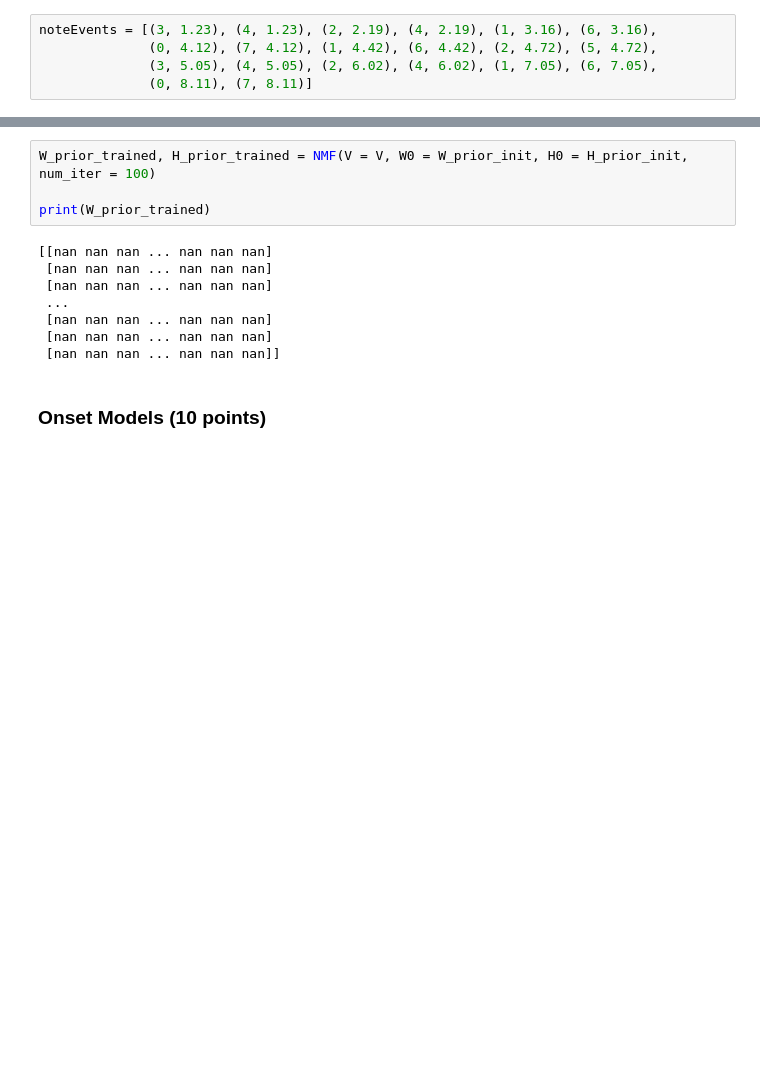
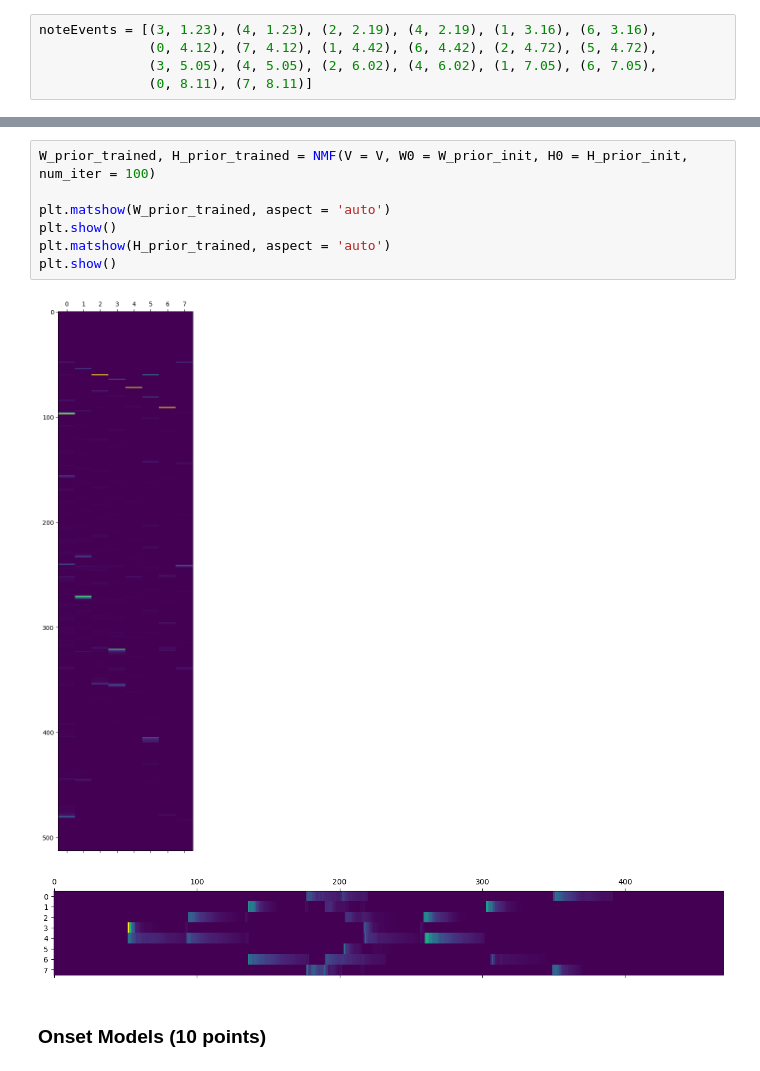
Before and after one commit to rafael-burger/E207-HW8, a Jupyter notebook: hw8.ipynb, the cells around one changed output, grey strips where cells are left out. Drawn from its saved outputs; the diff is of its cells as text; blank space fills up the shorter version.

```diff
--- a/hw8.ipynb
+++ b/hw8.ipynb
@@ -265,15 +265,13 @@ plt.show()
 # %%
 W_prior_trained, H_prior_trained = NMF(V = V, W0 = W_prior_init, H0 = H_prior_init, num_iter = 100)
 
-print(W_prior_trained)
+plt.matshow(W_prior_trained, aspect = 'auto')
+plt.show()
+plt.matshow(H_prior_trained, aspect = 'auto')
+plt.show()
 # %% [output]
-[[nan nan nan ... nan nan nan]
- [nan nan nan ... nan nan nan]
- [nan nan nan ... nan nan nan]
- ...
- [nan nan nan ... nan nan nan]
- [nan nan nan ... nan nan nan]
- [nan nan nan ... nan nan nan]]
+[figure, added]
+[figure, added]
 # %% [markdown]
 ### Onset Models (10 points)
 # %% [markdown]
```
Also changed, not shown: parts of 5 cells of this notebook, 2 other files.
